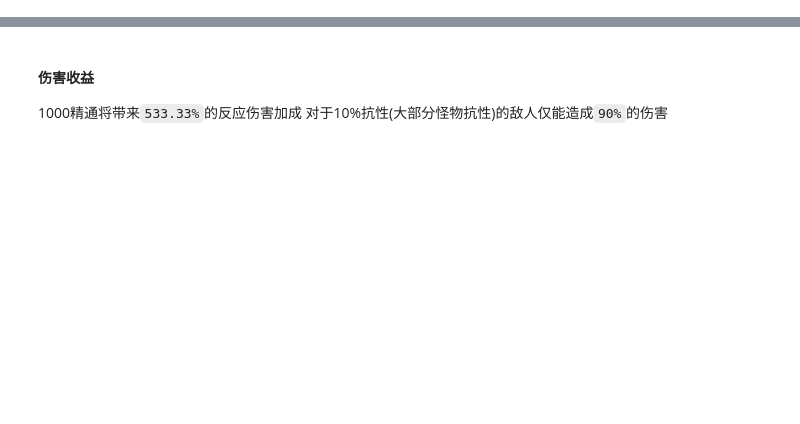
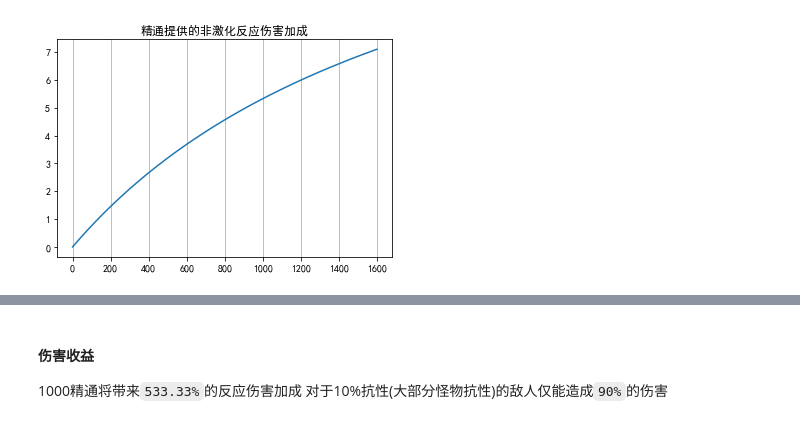
Before and after one commit to muedsa/mihoyo-lab-notebook, a Jupyter notebook: genshin-impact/elemental-reactions.ipynb, the cells around one changed output, grey strips where cells are left out. Drawn from its saved outputs; the diff is of its cells as text; code cells hidden in the pictures; blank space fills up the shorter version.

```diff
--- a/genshin-impact/elemental-reactions.ipynb
+++ b/genshin-impact/elemental-reactions.ipynb
@@ -11,0 +48,8 @@ plt.rcParams['axes.unicode_minus'] = False
+# %%
+em = np.arange(0, 1600)
+plt.plot(em, (16 * em)/(2000 + em))
+plt.grid(axis='x')
+plt.title('精通提供的非激化反应伤害加成')
+plt.show()
+# %% [output]
+[figure, added]
```
Also changed, not shown: parts of 12 cells of this notebook, 2 other files.
